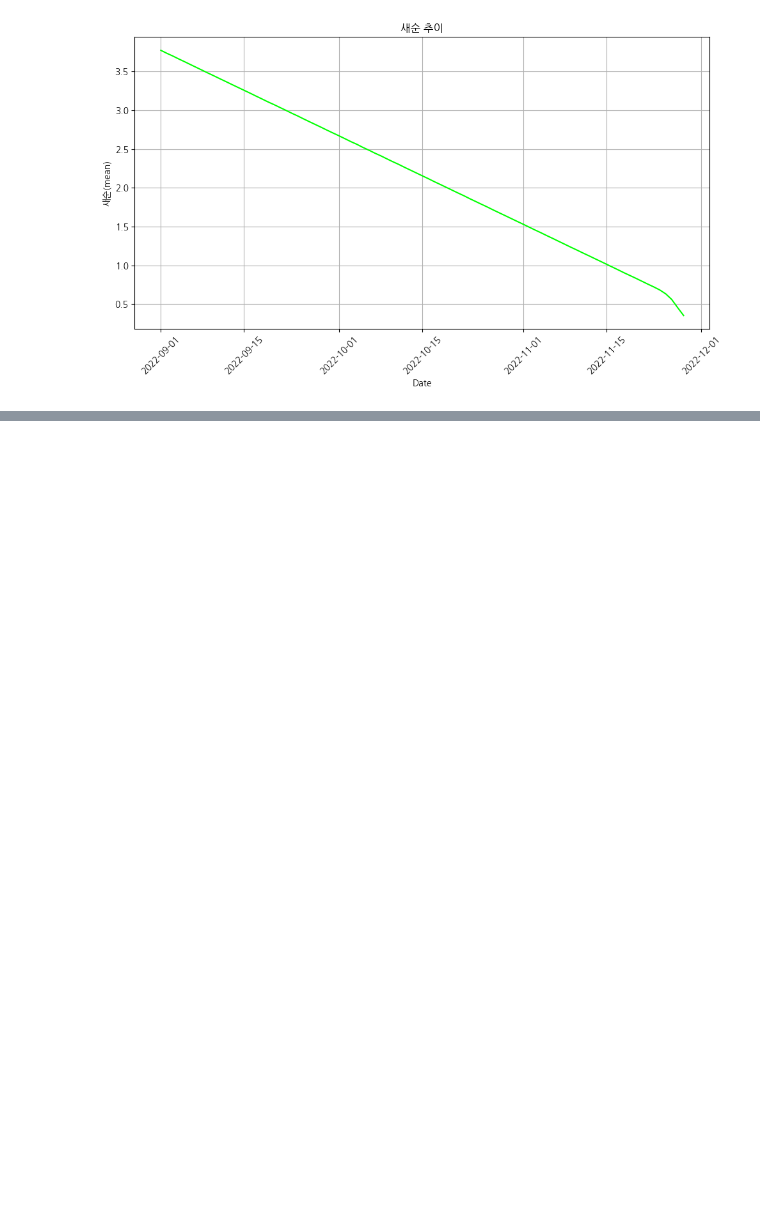
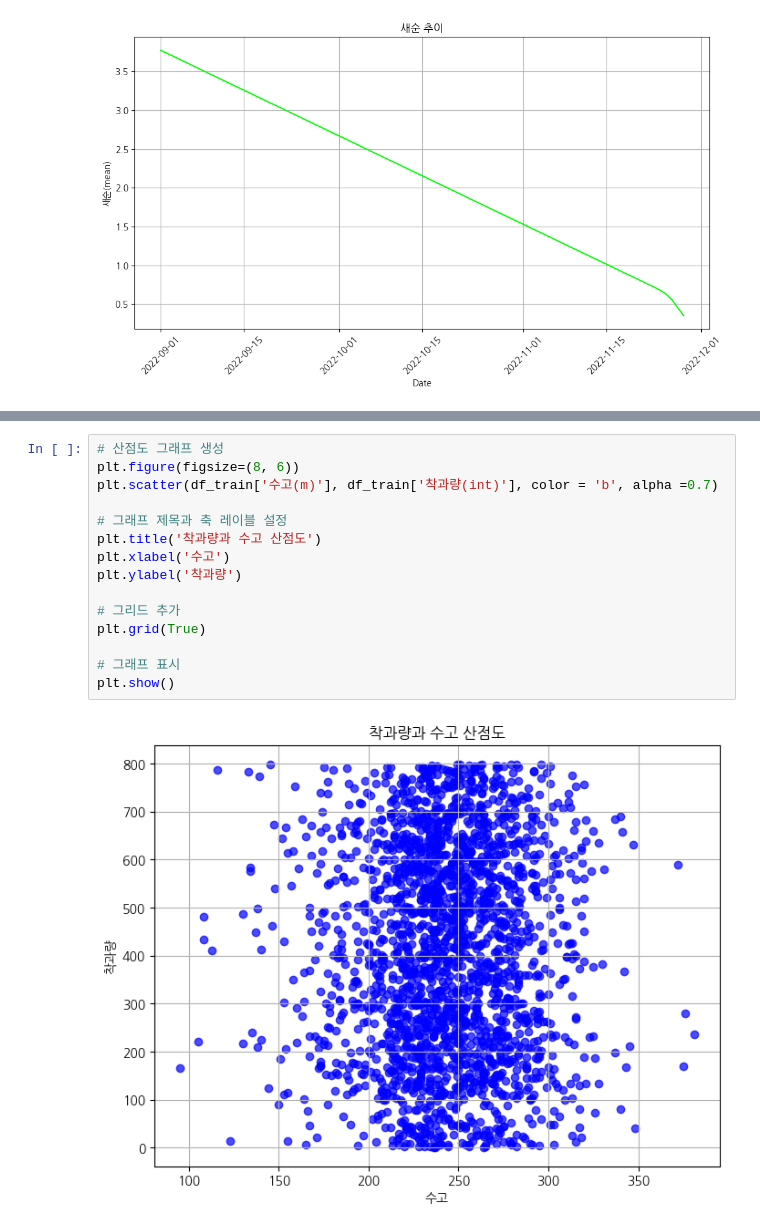
Before and after one commit to youmjieun/project_Lovely-G.4_none, a Jupyter notebook: 감귤_착과량_1주차(규완).ipynb, the cells around one changed output, grey strips where cells are left out. Drawn from its saved outputs; the diff is of its cells as text; blank space fills up the shorter version.

```diff
--- a/감귤_착과량_1주차(규완).ipynb
+++ b/감귤_착과량_1주차(규완).ipynb
@@ -276,0 +438,17 @@ plt.show()
+# %%
+# 산점도 그래프 생성
+plt.figure(figsize=(8, 6))
+plt.scatter(df_train['수고(m)'], df_train['착과량(int)'], color = 'b', alpha =0.7)
+
+# 그래프 제목과 축 레이블 설정
+plt.title('착과량과 수고 산점도')
+plt.xlabel('수고')
+plt.ylabel('착과량')
+
+# 그리드 추가
+plt.grid(True)
+
+# 그래프 표시
+plt.show()
+# %% [output]
+[figure, added]
```
Also changed, not shown: parts of 31 cells of this notebook.
